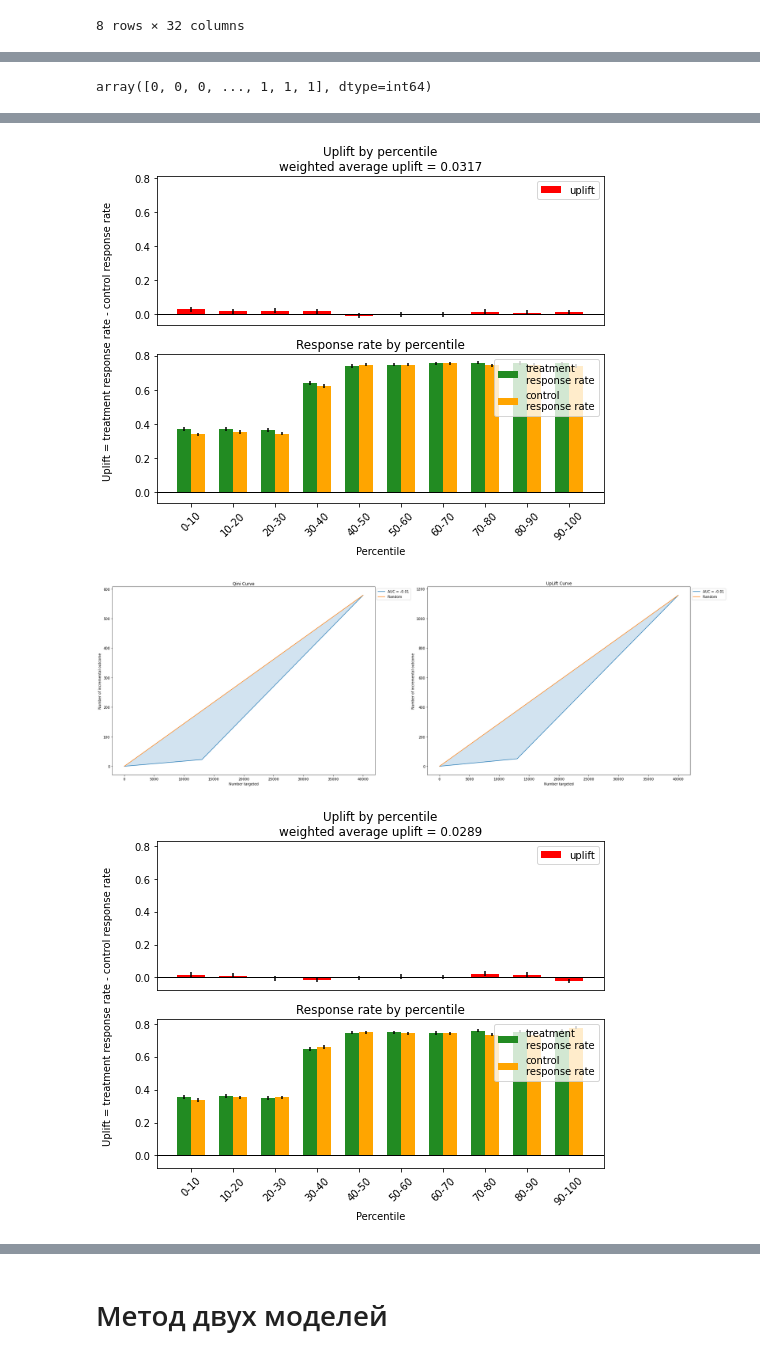
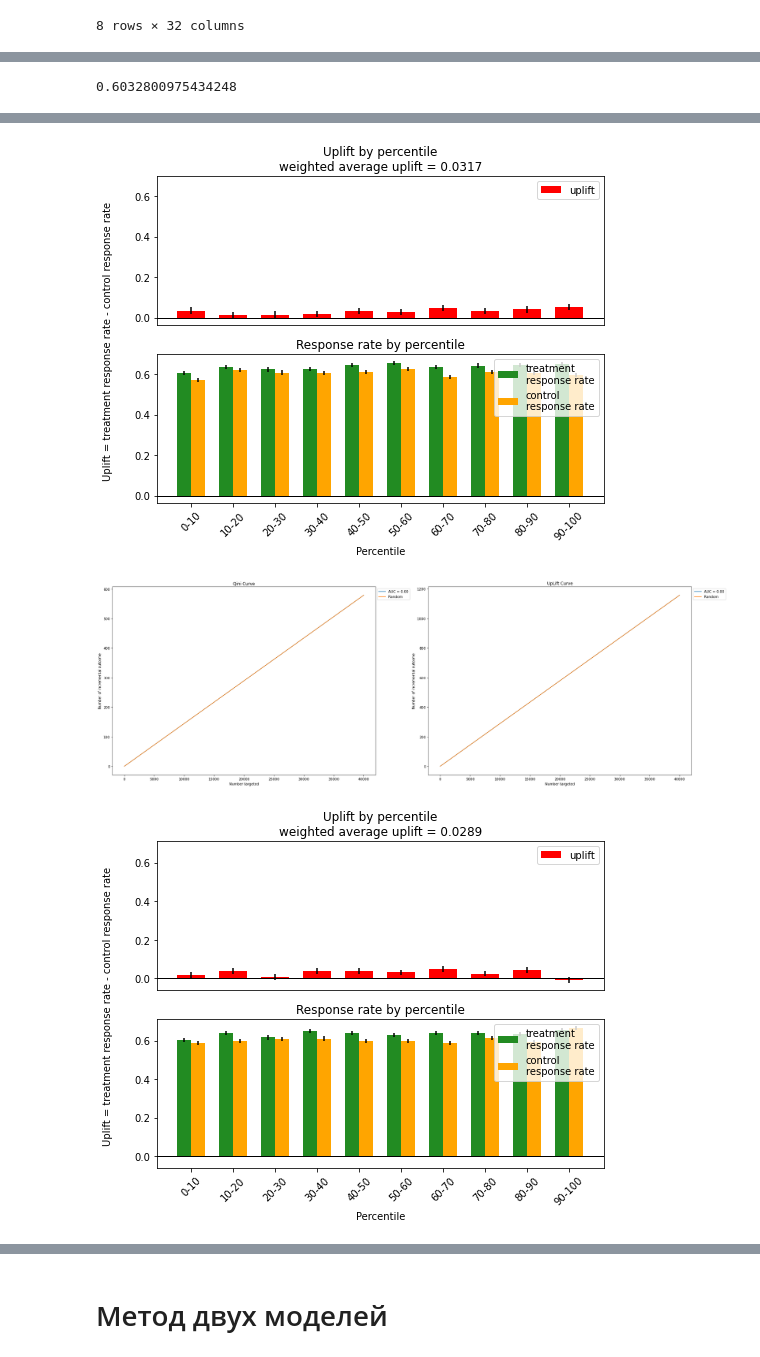
Before and after one commit to JacKira/MastersDegree, a Jupyter notebook: Notebooks/X5/X5_Churn.ipynb, the cells around one changed output, grey strips where cells are left out. Drawn from its saved outputs; the diff is of its cells as text; code cells hidden in the pictures.

```diff
--- a/Notebooks/X5/X5_Churn.ipynb
+++ b/Notebooks/X5/X5_Churn.ipynb
@@ -82,4 +124,0 @@ array([[ 2.45235854,  0.08675556, -0.14104325, ...,  0.12180153,
-# %%
-y
-# %% [output]
-array([0, 0, 0, ..., 1, 1, 1], dtype=int64)
@@ -98,3 +125,10 @@ array([0, 0, 0, ..., 1, 1, 1], dtype=int64)
+# %%
+t_0 = np.argwhere(treat == 0)
+t_1 = np.argwhere(treat == 1)
+y_c = y[t_0]
+len(y_c[y_c == 1]) / len(y_c)
+# %% [output]
+0.6032800975434248
 # %%
 from sklift.metrics import (
     uplift_at_k, uplift_auc_score, qini_auc_score, weighted_average_uplift
@@ -116,7 +150,11 @@ for train_index, test_index in skf.split(X, y):
       y_train_, y_test_ = y[train_index], y[test_index]
       clf = CatBoostClassifier(verbose = 0)
       clf.fit(X_train_, y_train_)
-      y_pred = np.round(clf.predict_proba(X_test_)).T[0].tolist()
+      X_test_[:, -1] = 1#np.ones(len(test_index))
+      y_pred1 = clf.predict_proba(X_test_).T[1]
+      X_test_[:, -1] = 0#np.ones(len(test_index))
+      y_pred0 = clf.predict_proba(X_test_).T[1]
+      y_pred = y_pred1 - y_pred0
       del clf
       del X_train_
       del y_train_
@@ -156,3 +194,3 @@ Split 5; WAU = 0.014065659800807508; UpLift at 30% 0.029559786052912207
-[figure, old version]
+[figure, new version]
-[figure, old version]
+[figure, new version]
-[figure, old version]
+[figure, new version]
```
Also changed, not shown: parts of 13 cells of this notebook, 27 other files.
